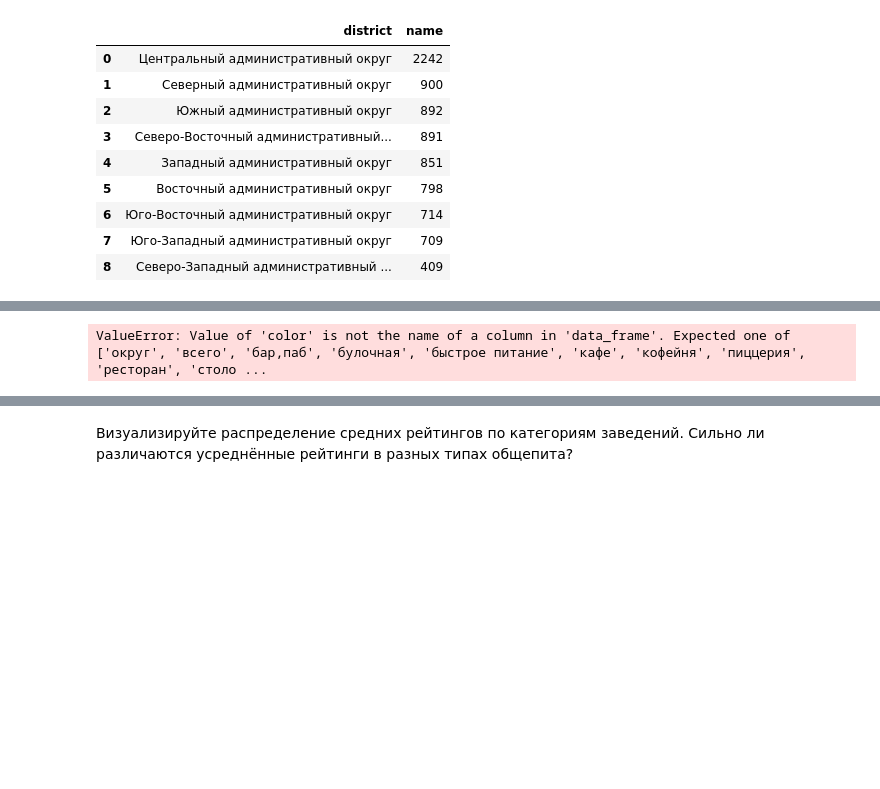
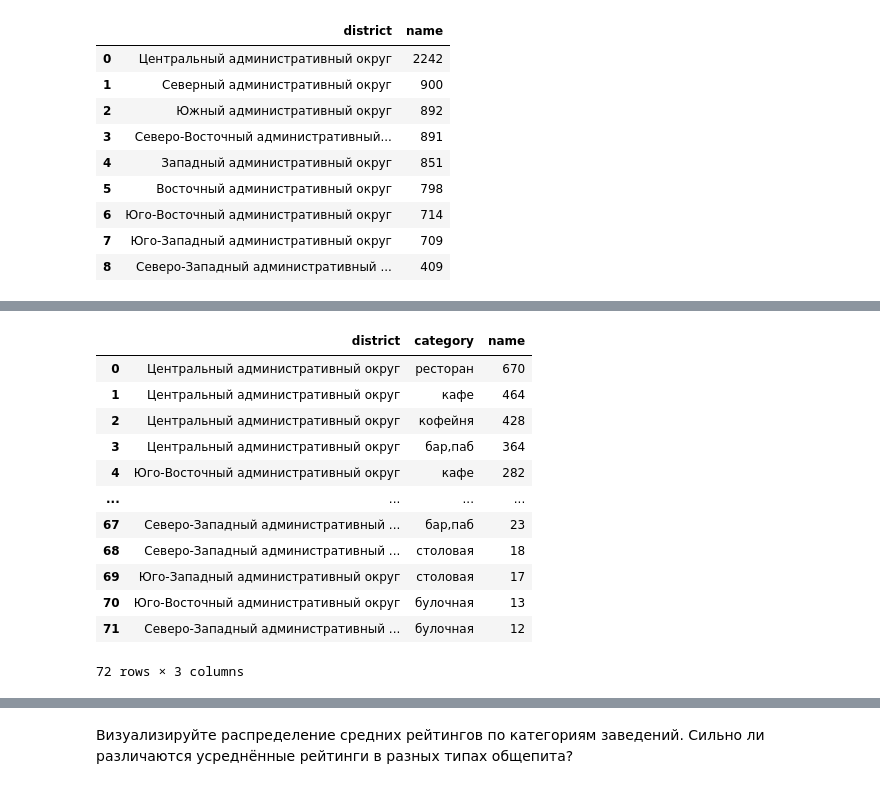
Before and after one commit to akirionenko/research-of-the-public-catering-market-in-Moscow-, a Jupyter notebook: проект_11.ipynb, the cells around one changed output, grey strips where cells are left out. Cells and saved outputs as stored; diff of their text form; code cells hidden in the pictures; blank space fills up the shorter version.

```diff
--- a/проект_11.ipynb
+++ b/проект_11.ipynb
@@ -316,11 +316,31 @@ data_ds
 | 7 | Юго-Западный административный округ | 709 | 38 | 27 | 61 | 238 | 96 | 64 | 168 | 17 |
 | 8 | Северо-Западный административный ... | 409 | 23 | 12 | 30 | 115 | 62 | 40 | 109 | 18 |
 # %%
+#надо в индексе указать район и категорию списком.
+
 #ax = sns.barplot(x='округ', y='всего', data=data_ds)#, estimator=median)
-fig = px.bar(data_ds, x='всего', y='округ', color='columns', title='Результаты Coderre по районам')
-fig.update_xaxes(tickangle=45)
-fig.show()
+#fig = px.bar(data_ds, x='всего', y='округ', color='columns', title='Результаты Coderre по районам')
+#fig.update_xaxes(tickangle=45)
+#fig.show()
+
+#добавление данных   fig.update_traces(textinfo="label+percent parent+value")
+
+#сортировка px.bar по убыванию делается добавлением строки    fig.update_layout(yaxis={'categoryorder':'total ascending'})
-# %% [output]
-ValueError: Value of 'color' is not the name of a column in 'data_frame'. Expected one of ['округ', 'всего', 'бар,паб', 'булочная', 'быстрое питание', 'кафе', 'кофейня', 'пиццерия', 'ресторан', 'столо ...
 # %%
 #data_di.columns = ['district', 'бар,паб', 'булочная',  'быстрое питание', 'кафе', 'кофейня', 'пиццерия', 'ресторан', 'столовая']
+df = data.groupby(['district', 'category'])['name'].count().reset_index().sort_values(by='name', ascending=False).reset_index(drop=True)
+df
+# %% [output]
+|  | district | category | name |
+| 0 | Центральный административный округ | ресторан | 670 |
+| 1 | Центральный административный округ | кафе | 464 |
+| 2 | Центральный административный округ | кофейня | 428 |
+| 3 | Центральный административный округ | бар,паб | 364 |
+| 4 | Юго-Восточный административный округ | кафе | 282 |
+| ... | ... | ... | ... |
+| 67 | Северо-Западный административный ... | бар,паб | 23 |
+| 68 | Северо-Западный административный ... | столовая | 18 |
+| 69 | Юго-Западный административный округ | столовая | 17 |
+| 70 | Юго-Восточный административный округ | булочная | 13 |
+| 71 | Северо-Западный административный ... | булочная | 12 |
+72 rows × 3 columns
```
Also changed, not shown: parts of 1 cell of this notebook.
